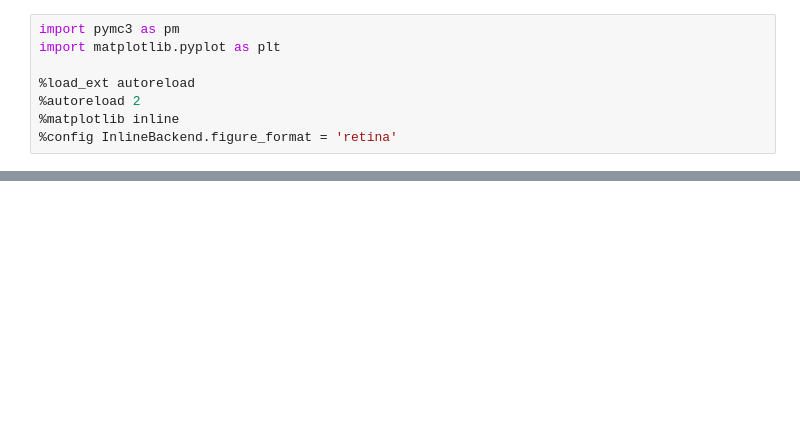
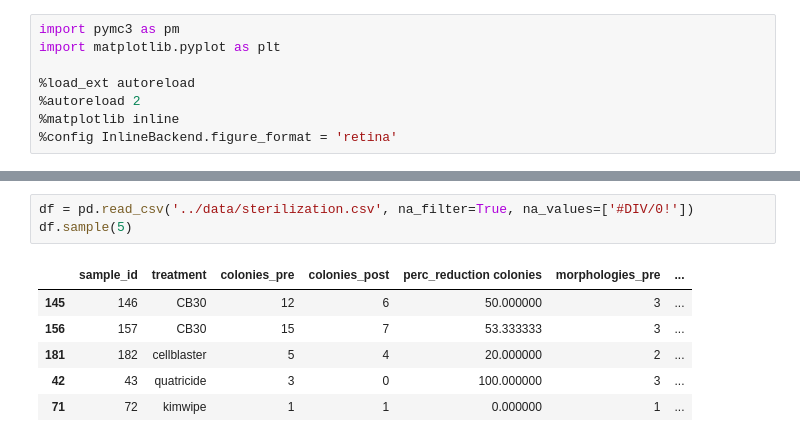
Before and after one commit to ericmjl/bayesian-stats-modelling-tutorial, a Jupyter notebook: notebooks/04-multi-group-comparsion-activity.ipynb, the cells around one changed output, grey strips where cells are left out. Cells and saved outputs as stored; diff of their text form; blank space fills up the shorter version.

```diff
--- a/notebooks/04-multi-group-comparsion-activity.ipynb
+++ b/notebooks/04-multi-group-comparsion-activity.ipynb
@@ -34,0 +77,10 @@ The data are located in `../data/sterilization.csv`.
+# %%
+df = pd.read_csv('../data/sterilization.csv', na_filter=True, na_values=['#DIV/0!'])
+df.sample(5)
+# %% [output]
+|  | sample_id | treatment | colonies_pre | colonies_post | perc_reduction colonies | morphologies_pre | ... |
+| 145 | 146 | CB30 | 12 | 6 | 50.000000 | 3 | ... |
+| 156 | 157 | CB30 | 15 | 7 | 53.333333 | 3 | ... |
+| 181 | 182 | cellblaster | 5 | 4 | 20.000000 | 2 | ... |
+| 42 | 43 | quatricide | 3 | 0 | 100.000000 | 3 | ... |
+| 71 | 72 | kimwipe | 1 | 1 | 0.000000 | 1 | ... |
```
Also changed, not shown: parts of 11 cells of this notebook, 4 other files.
